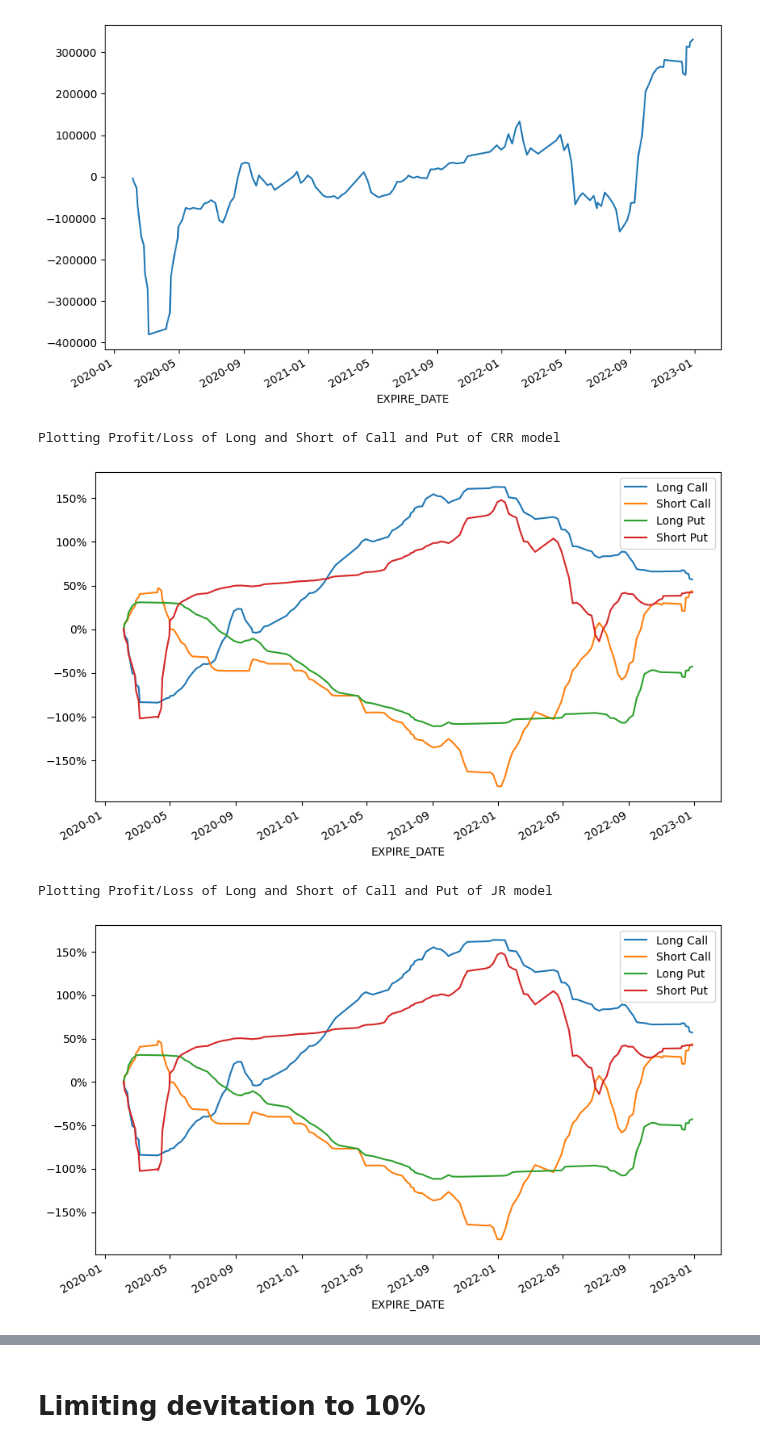
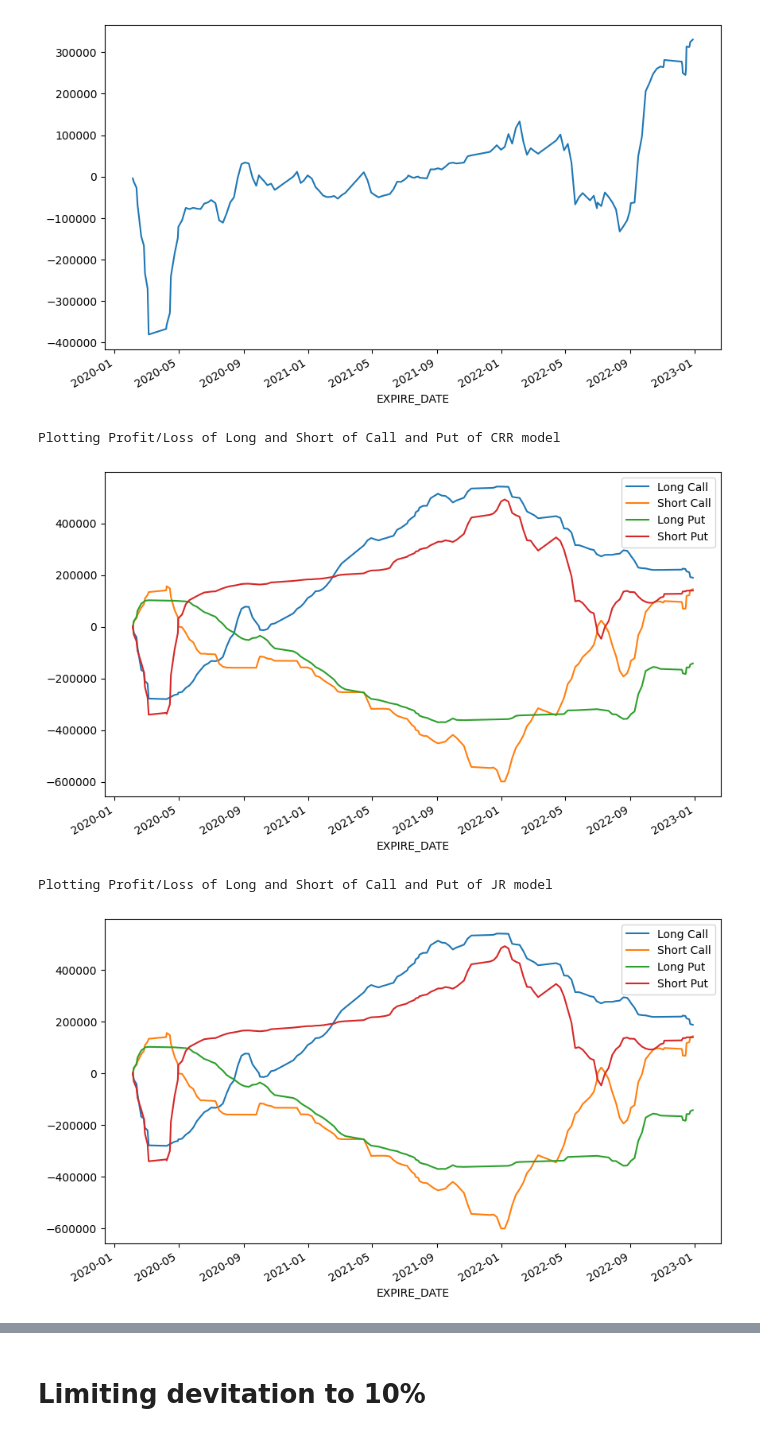
Before and after one commit to juanjaho/QF101-SPY-SPX-Option-Pricing, a Jupyter notebook: Analytics/main_spx.ipynb, the cells around one changed output, grey strips where cells are left out. Saved outputs shown, nothing was run; the diff lists cells and outputs as text; code cells hidden in the pictures.

```diff
--- a/Analytics/main_spx.ipynb
+++ b/Analytics/main_spx.ipynb
@@ -304,42 +304,34 @@ Plotting total Profit/Loss of JR model
 # %%
 # plot profit/loss of long and short of call and put for crr model
 print('Plotting Profit/Loss of Long and Short of Call and Put of CRR model')
 df_long_call_crr = df_binomial_model_crr[df_binomial_model_crr['LONG_CALL'] == 1]
 df_short_call_crr = df_binomial_model_crr[df_binomial_model_crr['LONG_CALL'] == -1]
 df_long_put_crr = df_binomial_model_crr[df_binomial_model_crr['LONG_PUT'] == 1]
 df_short_put_crr = df_binomial_model_crr[df_binomial_model_crr['LONG_PUT'] == -1]
-(df_long_call_crr.groupby('EXPIRE_DATE')['PROFIT_LOSS_CALL'].sum().cumsum()/df_total_profit_loss_crr).plot(label='Long Call')
-(df_short_call_crr.groupby('EXPIRE_DATE')['PROFIT_LOSS_CALL'].sum().cumsum()/df_total_profit_loss_crr).plot(label='Short Call')
-(df_long_put_crr.groupby('EXPIRE_DATE')['PROFIT_LOSS_PUT'].sum().cumsum()/df_total_profit_loss_crr).plot(label='Long Put')
-(df_short_put_crr.groupby('EXPIRE_DATE')['PROFIT_LOSS_PUT'].sum().cumsum()/df_total_profit_loss_crr).plot(label='Short Put')
-plt.gca().yaxis.set_major_formatter(mtick.PercentFormatter(1.0))
-if df_total_profit_loss_crr < 0:
-    print('Inverting y axis')
-    plt.gca().invert_yaxis()
+(df_long_call_crr.groupby('EXPIRE_DATE')['PROFIT_LOSS_CALL'].sum().cumsum()).plot(label='Long Call')
+(df_short_call_crr.groupby('EXPIRE_DATE')['PROFIT_LOSS_CALL'].sum().cumsum()).plot(label='Short Call')
+(df_long_put_crr.groupby('EXPIRE_DATE')['PROFIT_LOSS_PUT'].sum().cumsum()).plot(label='Long Put')
+(df_short_put_crr.groupby('EXPIRE_DATE')['PROFIT_LOSS_PUT'].sum().cumsum()).plot(label='Short Put')
 plt.legend()
 plt.show()
 
 # plot profit/loss of long and short of call and put for jr model
 print('Plotting Profit/Loss of Long and Short of Call and Put of JR model')
 df_long_call_jr = df_binomial_model_jr[df_binomial_model_jr['LONG_CALL'] == 1]
 df_short_call_jr = df_binomial_model_jr[df_binomial_model_jr['LONG_CALL'] == -1]
 df_long_put_jr = df_binomial_model_jr[df_binomial_model_jr['LONG_PUT'] == 1]
 df_short_put_jr = df_binomial_model_jr[df_binomial_model_jr['LONG_PUT'] == -1]
-(df_long_call_jr.groupby('EXPIRE_DATE')['PROFIT_LOSS_CALL'].sum().cumsum()/df_total_profit_loss_jr).plot(label='Long Call')
-(df_short_call_jr.groupby('EXPIRE_DATE')['PROFIT_LOSS_CALL'].sum().cumsum()/df_total_profit_loss_jr).plot(label='Short Call')
-(df_long_put_jr.groupby('EXPIRE_DATE')['PROFIT_LOSS_PUT'].sum().cumsum()/df_total_profit_loss_jr).plot(label='Long Put')
-(df_short_put_jr.groupby('EXPIRE_DATE')['PROFIT_LOSS_PUT'].sum().cumsum()/df_total_profit_loss_jr).plot(label='Short Put')
-plt.gca().yaxis.set_major_formatter(mtick.PercentFormatter(1.0))
-if df_total_profit_loss_jr < 0:
-    print('Inverting y axis')
-    plt.gca().invert_yaxis()
+(df_long_call_jr.groupby('EXPIRE_DATE')['PROFIT_LOSS_CALL'].sum().cumsum()).plot(label='Long Call')
+(df_short_call_jr.groupby('EXPIRE_DATE')['PROFIT_LOSS_CALL'].sum().cumsum()).plot(label='Short Call')
+(df_long_put_jr.groupby('EXPIRE_DATE')['PROFIT_LOSS_PUT'].sum().cumsum()).plot(label='Long Put')
+(df_short_put_jr.groupby('EXPIRE_DATE')['PROFIT_LOSS_PUT'].sum().cumsum()).plot(label='Short Put')
 plt.legend()
 plt.show()
 # %% [output]
 Plotting Profit/Loss of Long and Short of Call and Put of CRR model
-[figure, old version]
+[figure, new version]
 Plotting Profit/Loss of Long and Short of Call and Put of JR model
-[figure, old version]
+[figure, new version]
 # %%
 # plot profit/loss of call and put for crr model
 print('Plotting Profit/Loss of Call and Put of CRR model')
```
Also changed, not shown: parts of 4 cells of this notebook, 1 other file.
